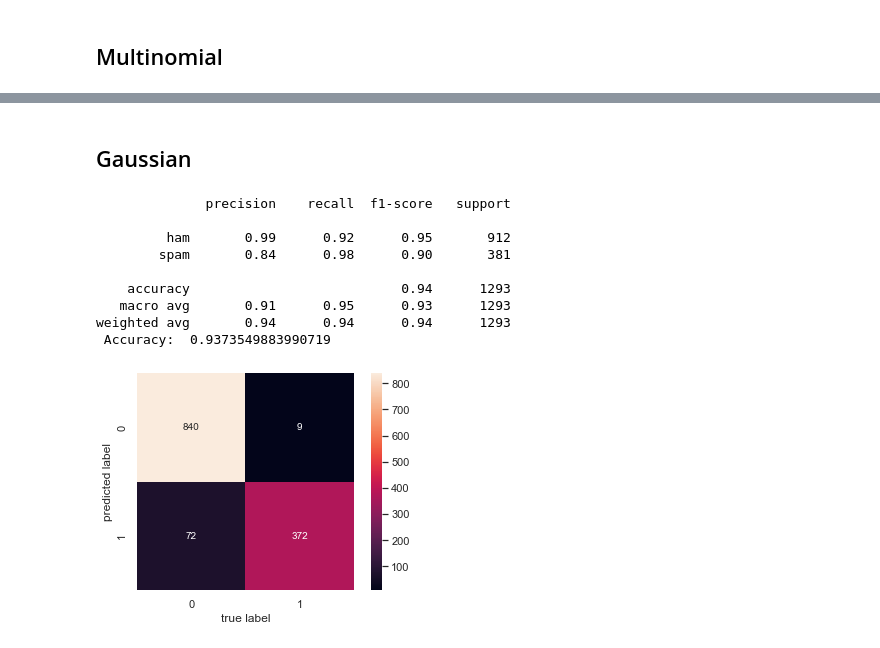
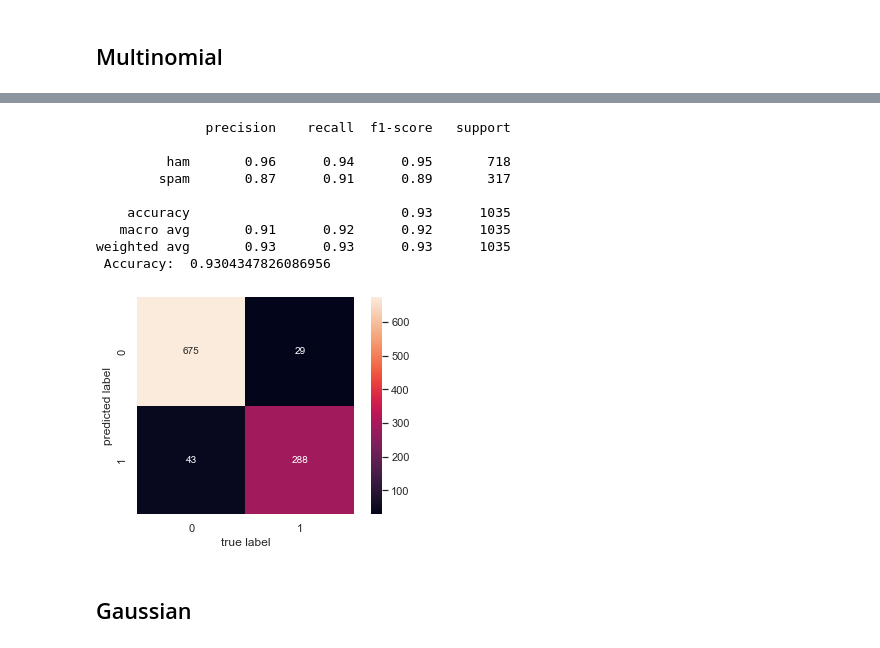
Before and after one commit to aaiml/CSCN8000-lab-submissions, a Jupyter notebook: students-submissions/7526387/lab2.ipynb, the cells around one changed output, grey strips where cells are left out. Drawn from its saved outputs; the diff is of its cells as text; code cells hidden in the pictures.

```diff
--- a/students-submissions/7526387/lab2.ipynb
+++ b/students-submissions/7526387/lab2.ipynb
@@ -110,2 +96,15 @@ weighted avg       0.92      0.91      0.91      1035
+# %%
+classify(MultinomialNB(), clean_data)
+# %% [output]
+              precision    recall  f1-score   support
+
+         ham       0.96      0.94      0.95       718
+        spam       0.87      0.91      0.89       317
+
+    accuracy                           0.93      1035
+   macro avg       0.91      0.92      0.92      1035
+weighted avg       0.93      0.93      0.93      1035
+ Accuracy:  0.9304347826086956
+[figure, added]
 # %% [markdown]
 ## Gaussian
@@ -131,14 +110,0 @@ def gaussian_classification(data):
-# %%
-dirty_data = get_dirty_data()
-gaussian_classification(dirty_data)
-# %% [output]
-              precision    recall  f1-score   support
-
-         ham       0.99      0.92      0.95       912
-        spam       0.84      0.98      0.90       381
-
-    accuracy                           0.94      1293
-   macro avg       0.91      0.95      0.93      1293
-weighted avg       0.94      0.94      0.94      1293
- Accuracy:  0.9373549883990719
-[figure, removed]
```
Also changed, not shown: parts of 19 cells of this notebook.
